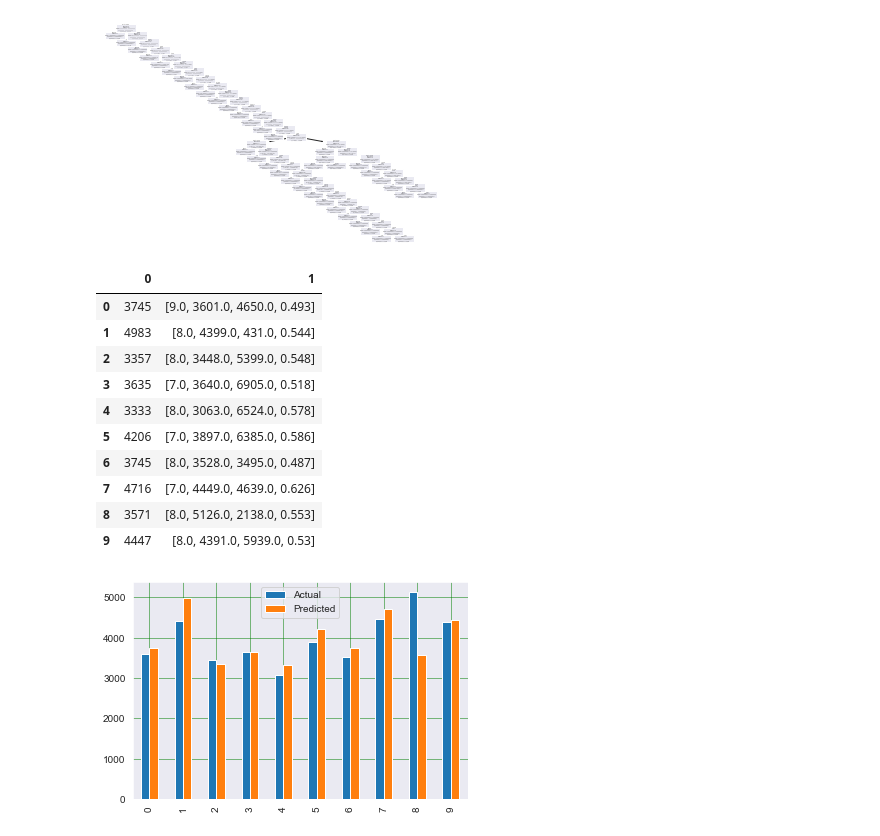
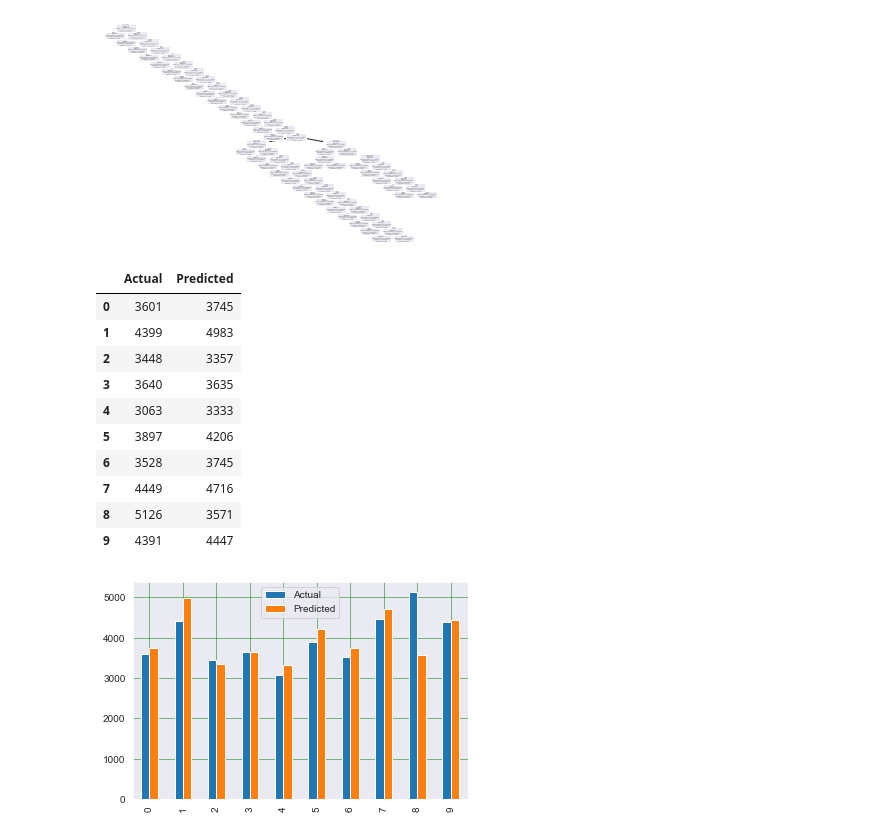
Before and after one commit to FoMiN12/AI-workbooks, a Jupyter notebook: w5/workbook5.ipynb, the cells around one changed output. Saved outputs shown, nothing was run; the diff lists cells and outputs as text; code cells hidden in the pictures.

```diff
--- a/w5/workbook5.ipynb
+++ b/w5/workbook5.ipynb
@@ -98,20 +98,20 @@ tree.plot_tree(regressor)
 [figure]
 # %%
 y_pred = regressor.predict(X_test)
-data = pd.DataFrame((y_pred, X_test))
-data.T
+data = pd.DataFrame({'Actual': y_test,'Predicted': y_pred})
+data
 # %% [output]
-|  | 0 | 1 |
-| 0 | 3745 | [9.0, 3601.0, 4650.0, 0.493] |
-| 1 | 4983 | [8.0, 4399.0, 431.0, 0.544] |
-| 2 | 3357 | [8.0, 3448.0, 5399.0, 0.548] |
-| 3 | 3635 | [7.0, 3640.0, 6905.0, 0.518] |
-| 4 | 3333 | [8.0, 3063.0, 6524.0, 0.578] |
-| 5 | 4206 | [7.0, 3897.0, 6385.0, 0.586] |
-| 6 | 3745 | [8.0, 3528.0, 3495.0, 0.487] |
-| 7 | 4716 | [7.0, 4449.0, 4639.0, 0.626] |
-| 8 | 3571 | [8.0, 5126.0, 2138.0, 0.553] |
-| 9 | 4447 | [8.0, 4391.0, 5939.0, 0.53] |
+|  | Actual | Predicted |
+| 0 | 3601 | 3745 |
+| 1 | 4399 | 4983 |
+| 2 | 3448 | 3357 |
+| 3 | 3640 | 3635 |
+| 4 | 3063 | 3333 |
+| 5 | 3897 | 4206 |
+| 6 | 3528 | 3745 |
+| 7 | 4449 | 4716 |
+| 8 | 5126 | 3571 |
+| 9 | 4391 | 4447 |
 # %%
 df = pd.DataFrame({'Actual': y_test, 'Predicted': y_pred})
 
```
Also changed, not shown: 1 other file.
